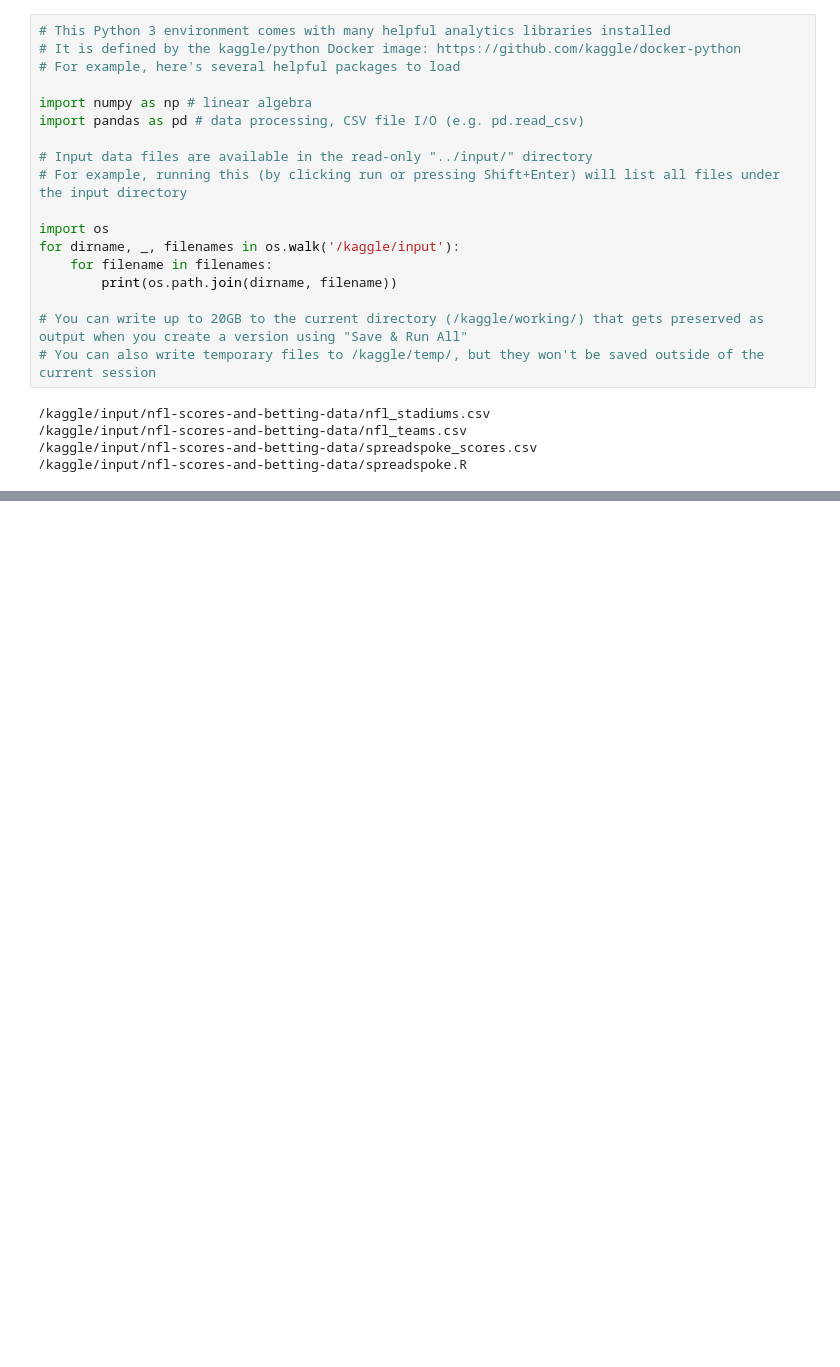
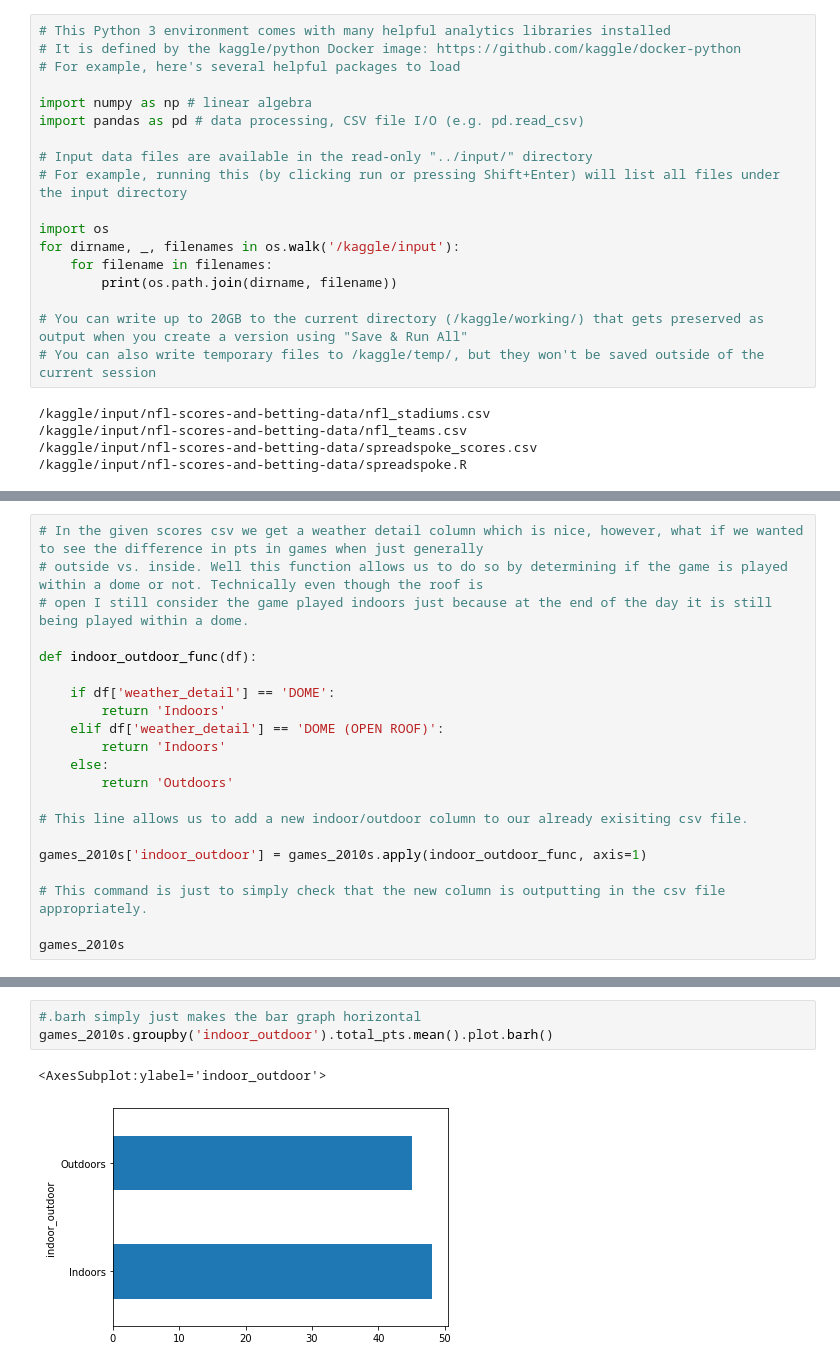
Before and after one commit to arya3364/How-Weather-Effects-Football-Games, a Jupyter notebook: nfl-scores-and-data.ipynb, the cells around one changed output, grey strips where cells are left out. Drawn from its saved outputs; the diff is of its cells as text; blank space fills up the shorter version.

```diff
--- a/nfl-scores-and-data.ipynb
+++ b/nfl-scores-and-data.ipynb
@@ -45,0 +97,21 @@ games_2010s.head()
+# %%
+# In the given scores csv we get a weather detail column which is nice, however, what if we wanted to see the difference in pts in games when just generally
+# outside vs. inside. Well this function allows us to do so by determining if the game is played within a dome or not. Technically even though the roof is
+# open I still consider the game played indoors just because at the end of the day it is still being played within a dome.
+
+def indoor_outdoor_func(df):
+
+    if df['weather_detail'] == 'DOME':
+        return 'Indoors'
+    elif df['weather_detail'] == 'DOME (OPEN ROOF)':
+        return 'Indoors'
+    else:
+        return 'Outdoors'
+
+# This line allows us to add a new indoor/outdoor column to our already exisiting csv file.
+
+games_2010s['indoor_outdoor'] = games_2010s.apply(indoor_outdoor_func, axis=1)
+
+# This command is just to simply check that the new column is outputting in the csv file appropriately.
+
+games_2010s
@@ -45,0 +137,6 @@ games_2010s.head()
+# %%
+#.barh simply just makes the bar graph horizontal
+games_2010s.groupby('indoor_outdoor').total_pts.mean().plot.barh()
+# %% [output]
+<AxesSubplot:ylabel='indoor_outdoor'>
+[figure, added]
```
Also changed, not shown: parts of 19 cells of this notebook.
